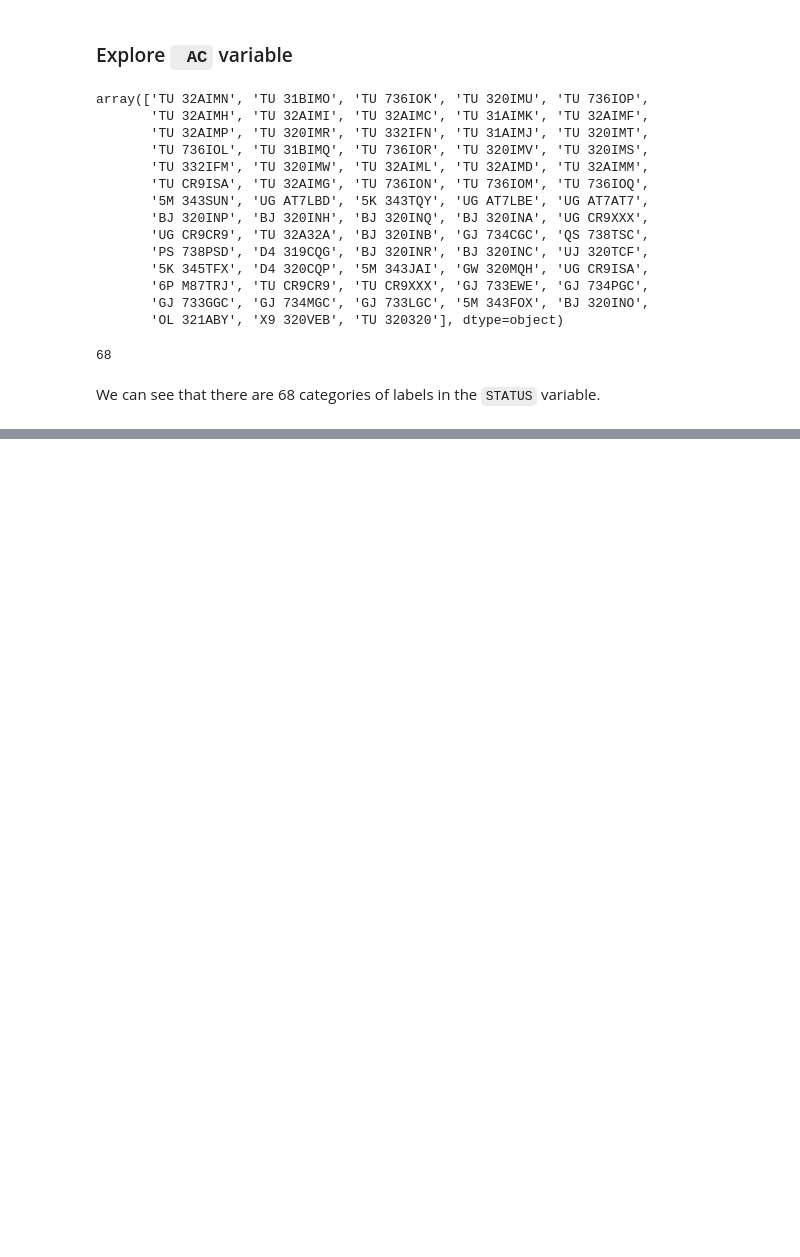
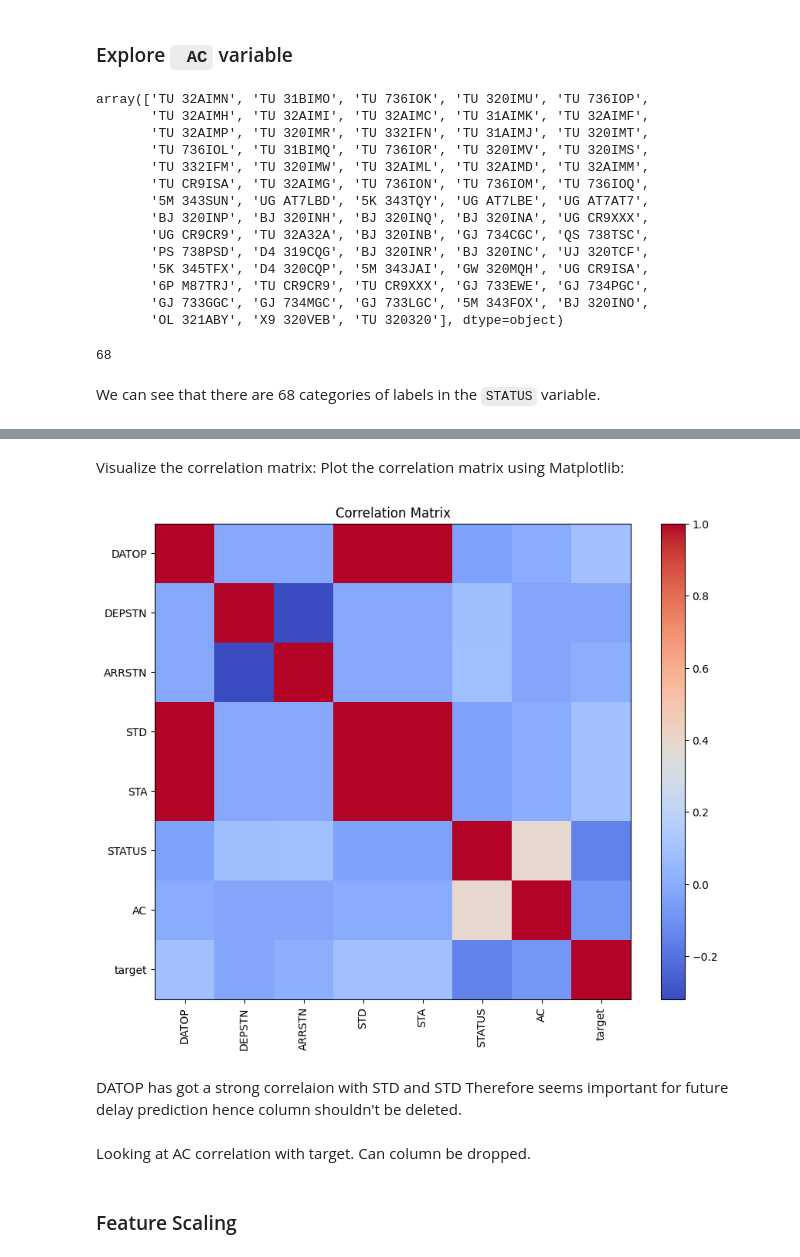
Before and after one commit to rkamulegeya/flight_delay_prediction, a Jupyter notebook: work.ipynb, the cells around one changed output, grey strips where cells are left out. Drawn from its saved outputs; the diff is of its cells as text; code cells hidden in the pictures; blank space fills up the shorter version.

```diff
--- a/work.ipynb
+++ b/work.ipynb
@@ -482,0 +379,2 @@ train.head()
+# %%
+train_df.drop(['FLTID'], axis=1, inplace=True)
@@ -482,0 +420,24 @@ train.head()
+# %%
+correlation_matrix = train_df.corr()
+# %% [markdown]
+Visualize the correlation matrix:
+Plot the correlation matrix using Matplotlib:
+# %%
+plt.figure(figsize=(10, 8))
+plt.imshow(correlation_matrix, cmap='coolwarm', interpolation='nearest')
+plt.colorbar()
+plt.xticks(range(len(correlation_matrix.columns)), correlation_matrix.columns, rotation=90)
+plt.yticks(range(len(correlation_matrix.columns)), correlation_matrix.columns)
+plt.title('Correlation Matrix')
+plt.show()
+# %% [output]
+[figure, added]
+# %% [markdown]
+DATOP has got a strong correlaion with STD and STD
+Therefore seems important for future delay prediction
+hence column shouldn't be deleted.
+# %% [markdown]
+Looking at AC correlation with target.
+Can column be dropped.
+# %% [markdown]
+### Feature Scaling <a class="anchor" id="11"></a>
```
Also changed, not shown: parts of 39 cells of this notebook.
